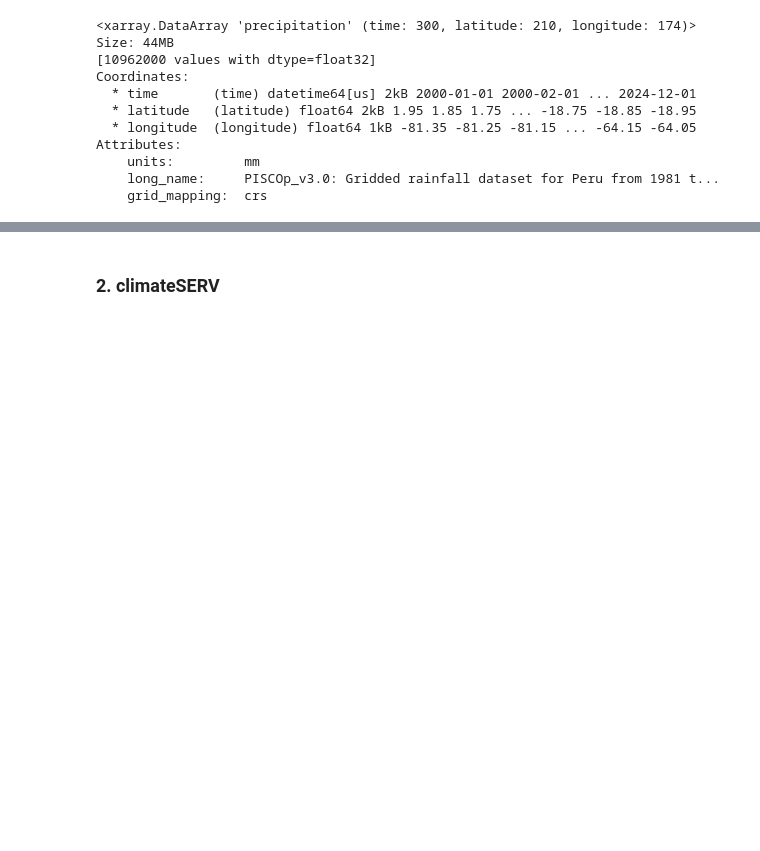
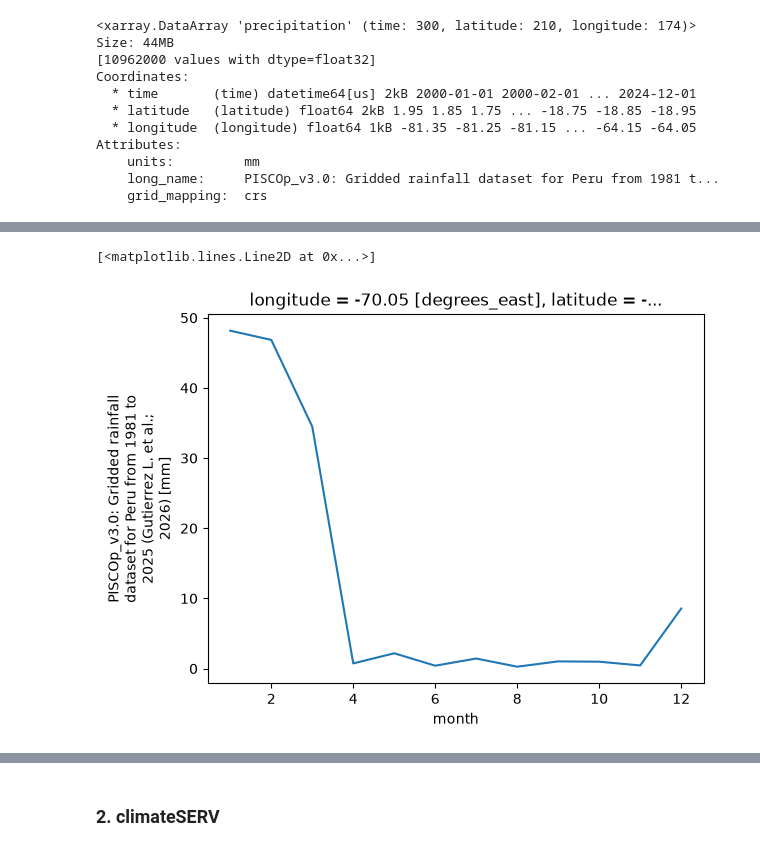
Before and after one commit to SALINASSebas/geocomp_TF, a Jupyter notebook: project_dataSearch.ipynb, the cells around one changed output, grey strips where cells are left out. Cells and saved outputs as stored; diff of their text form; code cells hidden in the pictures; blank space fills up the shorter version.

```diff
--- a/project_dataSearch.ipynb
+++ b/project_dataSearch.ipynb
@@ -170,0 +198,8 @@ p_antauta.groupby('time.month').mean().sel(month=5).plot()
+# %%
+# Visualización de precipitación promedio mensual para una coordenada específica en Caplina
+punto = p_cap_pisco.sel(latitude=-14.3, longitude=-70.3, method='nearest')
+
+punto.groupby('time.month').mean(dim='time').plot(x='month')
+# %% [output]
+[<matplotlib.lines.Line2D at 0x...>]
+[figure, added]
```
Also changed, not shown: parts of 22 cells of this notebook, 7 other files.
